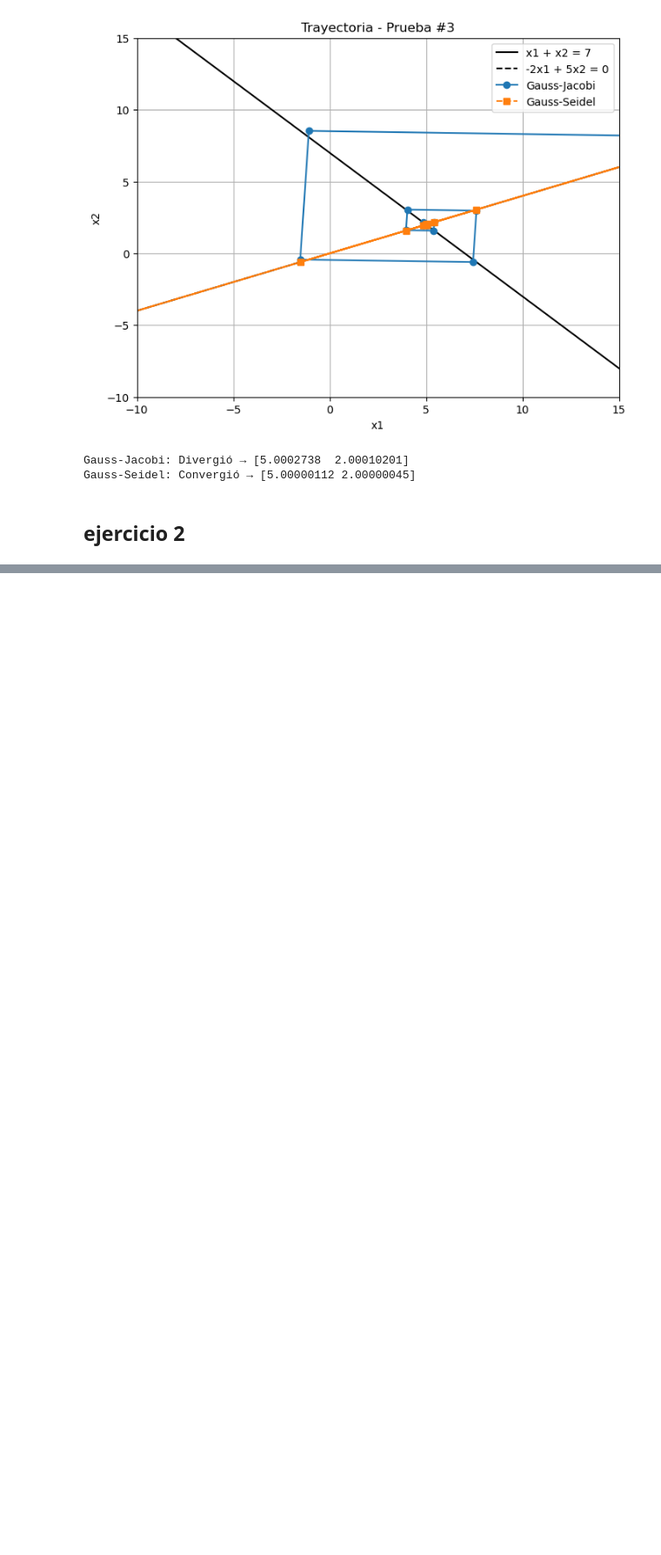
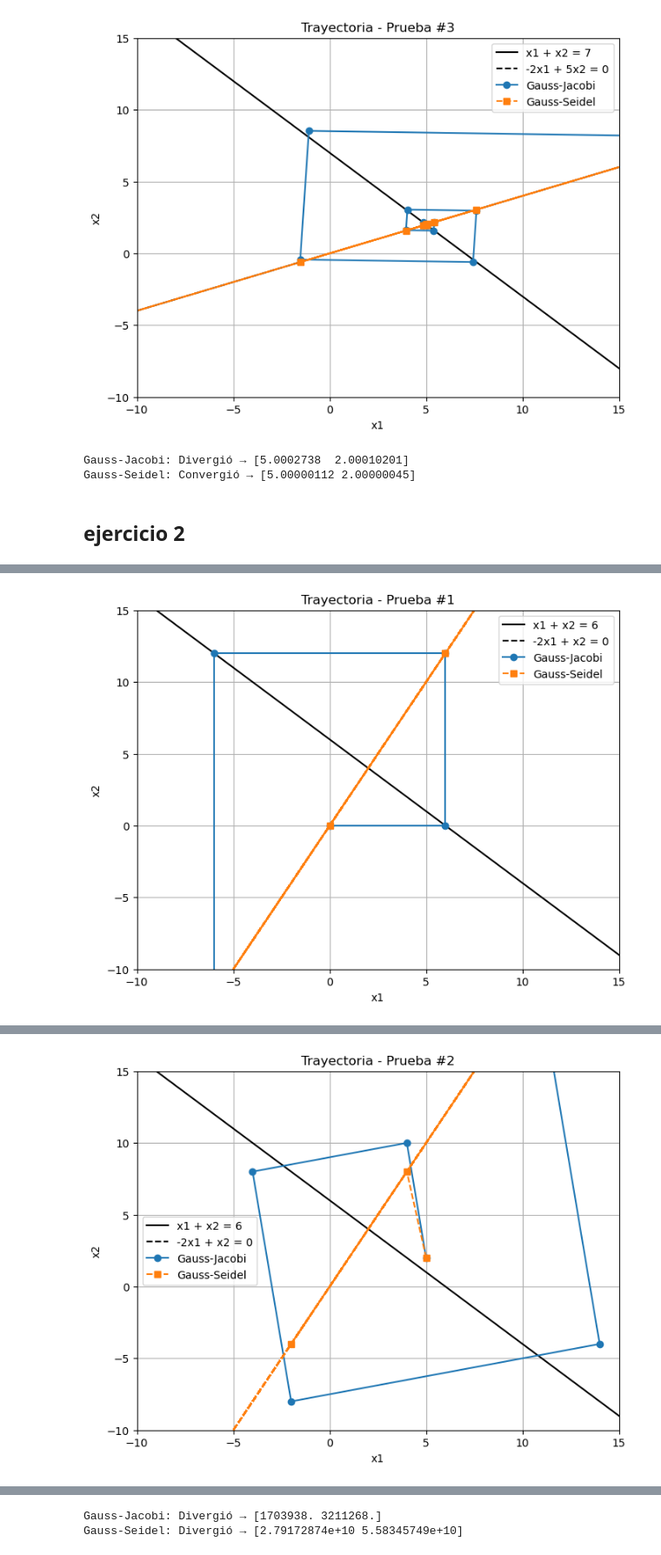
Before and after one commit to kurereishu/-Taller-2b-M-todos-iterativos, a Jupyter notebook: Taller_2B.ipynb, the cells around one changed output, grey strips where cells are left out. Shown: that part at 87% size. Drawn from its saved outputs; the diff is of its cells as text; code cells hidden in the pictures; blank space fills up the shorter version.

```diff
--- a/Taller_2B.ipynb
+++ b/Taller_2B.ipynb
@@ -182,7 +182,8 @@ Gauss-Seidel: Convergió → [5.00000112 2.00000045]
 # %% [markdown]
 ## ejercicio 2
 # %%
-x0_list = [
-    np.array([[0.0], [0.0]]),
-    np.array([[5.0], [2.0]])
-]
+# Nuevo sistema
+A = np.array([[1, 1], [-2, 1]], dtype=float)
+b = np.array([[6], [0]], dtype=float)
+tol = 1e-5
+max_iter = 30
@@ -234,0 +190,6 @@ Gauss-Seidel: Divergió → [5.36870914e+08 1.07374183e+09]
+# %%
+x0_list = [
+    np.array([[0.0], [0.0]]),
+    np.array([[5.0], [2.0]]),
+    np.array([[100.0], [-100.0]])  # Candidata a divergencia
+]
@@ -234,0 +239,4 @@ Gauss-Seidel: Divergió → [5.36870914e+08 1.07374183e+09]
+# %%
+for i, x0 in enumerate(x0_list, start=1):
+    resolver_y_graficar_con_ecuaciones(x0, f"Prueba #{i}", A, b, tol, max_iter)
+# %% [output]
@@ -234,0 +260 @@ Gauss-Seidel: Divergió → [5.36870914e+08 1.07374183e+09]
+[figure, added]
@@ -234,0 +278 @@ Gauss-Seidel: Divergió → [5.36870914e+08 1.07374183e+09]
+[figure, added]
@@ -234,0 +297,2 @@ Gauss-Seidel: Divergió → [5.36870914e+08 1.07374183e+09]
+Gauss-Jacobi: Divergió → [1703938. 3211268.]
+Gauss-Seidel: Divergió → [2.79172874e+10 5.58345749e+10]
```
Also changed, not shown: parts of 4 cells of this notebook.
